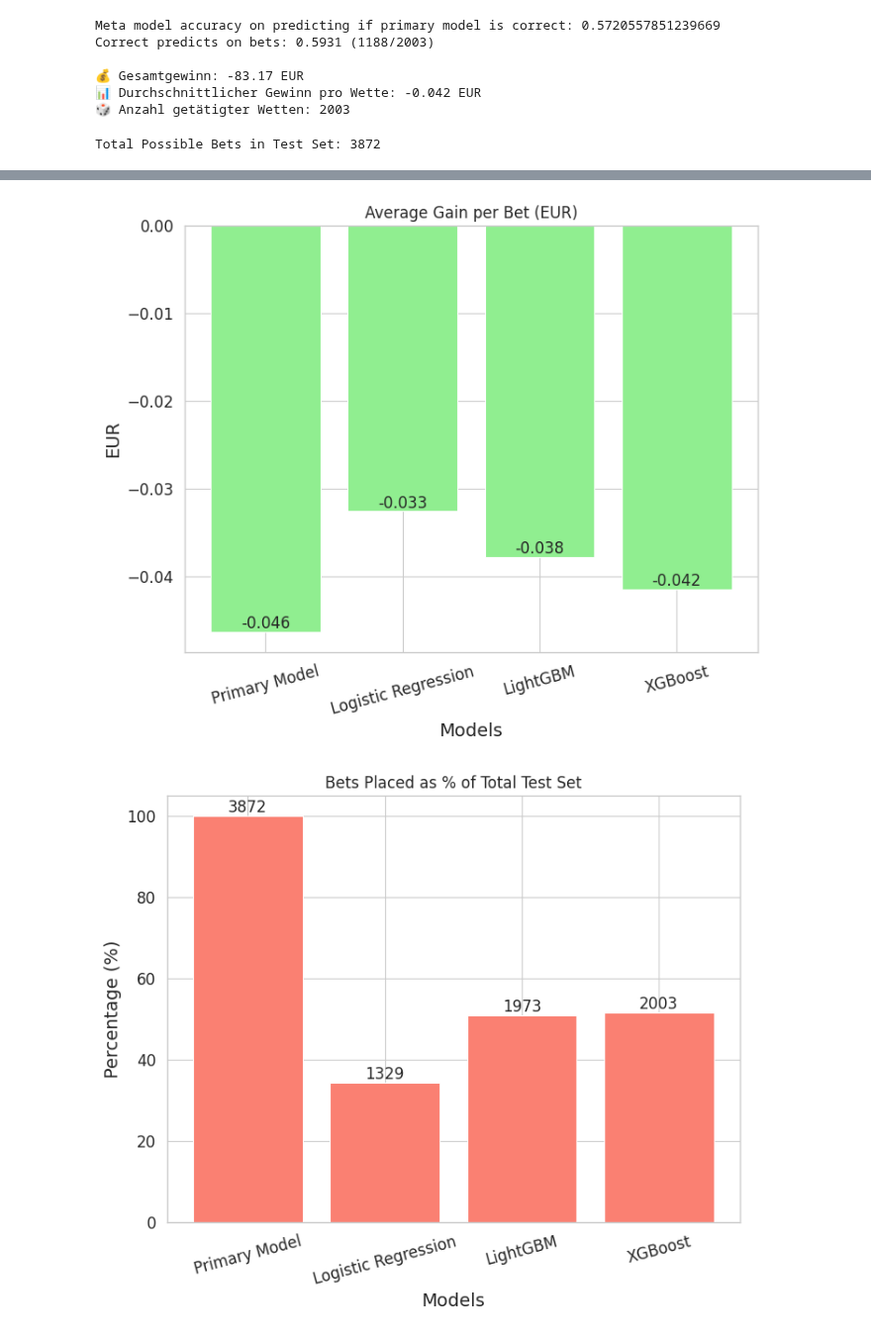
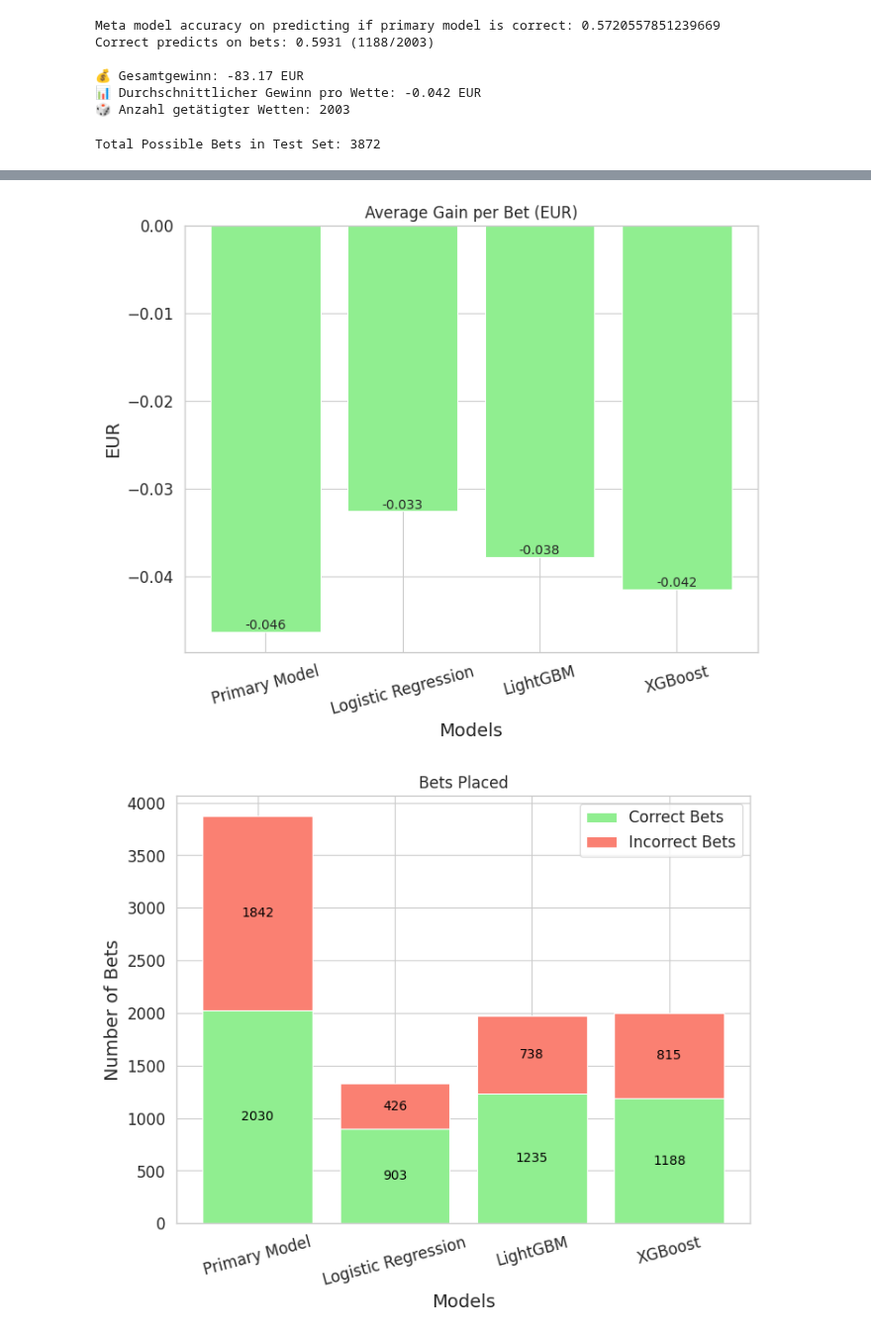
Before and after one commit to leolabla/MetaLabelingSportsPrediction, a Jupyter notebook: Modeling(2)(1).ipynb, the cells around one changed output, grey strips where cells are left out. Shown at 99% size. Drawn from its saved outputs; the diff is of its cells as text; code cells hidden in the pictures.

```diff
--- a/Modeling(2)(1).ipynb
+++ b/Modeling(2)(1).ipynb
@@ -987,7 +987,7 @@ param_grid = {
 grid_search = GridSearchCV(
     estimator=linear_model.LogisticRegression(random_state=189, max_iter=100),
     param_grid=param_grid,
-    scoring='accuracy',
+    scoring='precision',
     cv=3,
     n_jobs=n_jobs,
     verbose=1
@@ -1272,10 +1250,10 @@ nonzero_indices = np.where(final_prediction != 0)[0]
 preds = final_prediction[nonzero_indices]
 true_labels = y_test.reset_index(drop=True).iloc[nonzero_indices]
 
-correct = (preds == true_labels).sum()
-total = len(nonzero_indices)
-percentage_correct = correct / total if total > 0 else 0
-print(f"Correct predicts on bets: {percentage_correct:.4f} ({correct}/{total})")
+correct_LGBM = (preds == true_labels).sum()
+total_LGBM = len(nonzero_indices)
+percentage_correct_LGBM = correct_LGBM / total_LGBM if total_LGBM > 0 else 0
+print(f"Correct predicts on bets: {percentage_correct_LGBM:.4f} ({correct_LGBM}/{total_LGBM})")
 
 # Step 6: Wettstrategie auswerten
 df_bets = X_test_reset.iloc[nonzero_indices].copy()
@@ -1345,10 +1379,10 @@ nonzero_indices = np.where(final_prediction != 0)[0]
 preds = final_prediction[nonzero_indices]
 true_labels = y_test.reset_index(drop=True).iloc[nonzero_indices]
 
-correct = (preds == true_labels).sum()
-total = len(nonzero_indices)
-percentage_correct = correct / total if total > 0 else 0
-print(f"Correct predicts on bets: {percentage_correct:.4f} ({correct}/{total})")
+correct_XGB = (preds == true_labels).sum()
+total_XGB = len(nonzero_indices)
+percentage_correct_XGB = correct_XGB / total_XGB if total_XGB > 0 else 0
+print(f"Correct predicts on bets: {percentage_correct_XGB:.4f} ({correct_XGB}/{total_XGB})")
 
 # Step 6: Wettstrategie auswerten
 df_bets = X_test_reset.iloc[nonzero_indices].copy()
@@ -1401,7 +1435,7 @@ num_bets_pct = [
 title_fs = 12
 label_fs = 14
 tick_fs = 12
-bar_value_fs = 12
+bar_value_fs = 10
 
 # -----------------------------
 # Plot 1: Total Gain
@@ -1449,24 +1483,28 @@ plt.show()
 
 # -----------------------------
 # Plot 3: Percentage of Bets Placed
+# Example values for correct bets
+correct = [correct_Primary, correct_LR, correct_LGBM, correct_XGB]
+incorrect = [nb - c for nb, c in zip([num_bets_Primary, num_bets_LR, num_bets_LGBM, num_bets_XGB], correct)]
+
+# Plot
 plt.figure(figsize=(8, 6))
-bars = plt.bar(models, num_bets_pct, color="salmon")
-plt.title("Bets Placed as % of Total Test Set", fontsize=title_fs)
-plt.ylabel("Percentage (%)", fontsize=label_fs)
+
+bars_correct = plt.bar(models, correct, color='lightgreen', label='Correct Bets')
+bars_incorrect = plt.bar(models, incorrect, bottom=correct, color='salmon', label='Incorrect Bets')
+
+plt.title("Bets Placed", fontsize=title_fs)
+plt.ylabel("Number of Bets", fontsize=label_fs)
 plt.xlabel("Models", fontsize=label_fs)
 plt.xticks(rotation=15, fontsize=tick_fs)
 plt.yticks(fontsize=tick_fs)
+plt.legend(fontsize=12)
 
-# Add value labels on top of bars
-for bar, num in zip(bars, [num_bets_Primary, num_bets_LR, num_bets_LGBM, num_bets_XGB]):
-    plt.text(
-        bar.get_x() + bar.get_width() / 2,
-        bar.get_height(),
-        f"{num}",
-        ha='center',
-        va='bottom',
-        fontsize=bar_value_fs
-    )
+# Add value labels on top of each segment
+for bar, c, i in zip(bars_correct, correct, incorrect):
+    plt.text(bar.get_x() + bar.get_width()/2, c/2, f"{c}", ha='center', va='center', fontsize=bar_value_fs, color='black')
+    plt.text(bar.get_x() + bar.get_width()/2, c + i/2, f"{i}", ha='center', va='center', fontsize=bar_value_fs, color='black')
+
 plt.show()
 # %% [output]
 Total Possible Bets in Test Set: 3872
@@ -1474,2 +1512,2 @@ Total Possible Bets in Test Set: 3872
-[figure, old version]
+[figure, new version]
-[figure, old version]
+[figure, new version]
```
Also changed, not shown: parts of 8 cells of this notebook.
